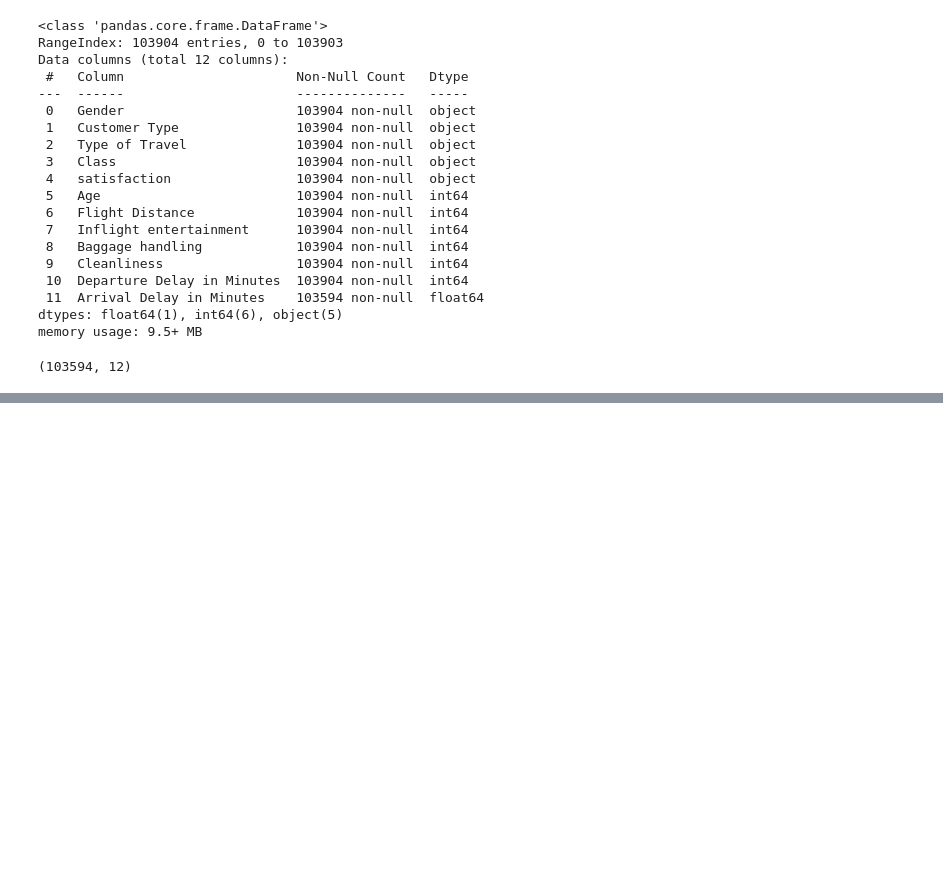
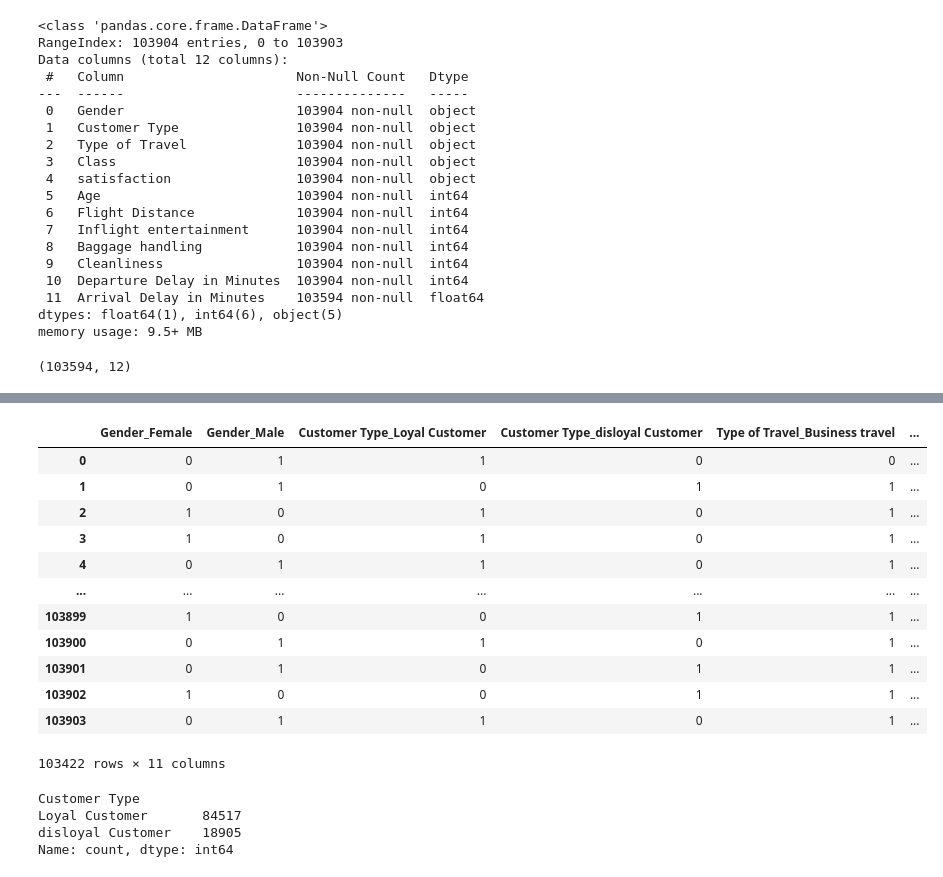
Before and after one commit to jaikrishann/SITP_16june_batch, a Jupyter notebook: DL/ANN/main.ipynb, the cells around one changed output, grey strips where cells are left out. Cells and saved outputs as stored; diff of their text form; code cells hidden in the pictures; blank space fills up the shorter version.

```diff
--- a/DL/ANN/main.ipynb
+++ b/DL/ANN/main.ipynb
@@ -62,0 +78,3 @@ df.shape
+# %%
+cat_col = df.select_dtypes(include="object")
+cat_col.head()
@@ -62,0 +88,23 @@ df.shape
+# %%
+pd.get_dummies(cat_col).astype(int)
+# %% [output]
+|  | Gender_Female | Gender_Male | Customer Type_Loyal Customer | Customer Type_disloyal Customer | Type of Travel_Business travel | ... |
+| 0 | 0 | 1 | 1 | 0 | 0 | ... |
+| 1 | 0 | 1 | 0 | 1 | 1 | ... |
+| 2 | 1 | 0 | 1 | 0 | 1 | ... |
+| 3 | 1 | 0 | 1 | 0 | 1 | ... |
+| 4 | 0 | 1 | 1 | 0 | 1 | ... |
+| ... | ... | ... | ... | ... | ... | ... |
+| 103899 | 1 | 0 | 0 | 1 | 1 | ... |
+| 103900 | 0 | 1 | 1 | 0 | 1 | ... |
+| 103901 | 0 | 1 | 0 | 1 | 1 | ... |
+| 103902 | 1 | 0 | 0 | 1 | 1 | ... |
+| 103903 | 0 | 1 | 1 | 0 | 1 | ... |
+103422 rows × 11 columns
+# %%
+df["Customer Type"].value_counts()
+# %% [output]
+Customer Type
+Loyal Customer       84517
+disloyal Customer    18905
+Name: count, dtype: int64
```
Also changed, not shown: parts of 14 cells of this notebook.
